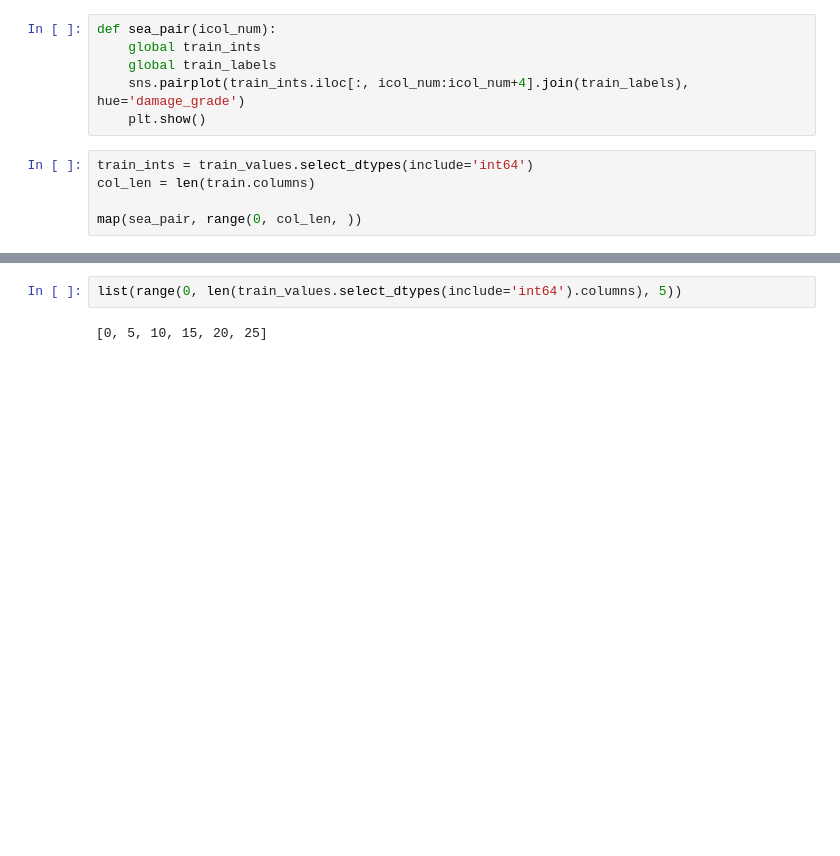
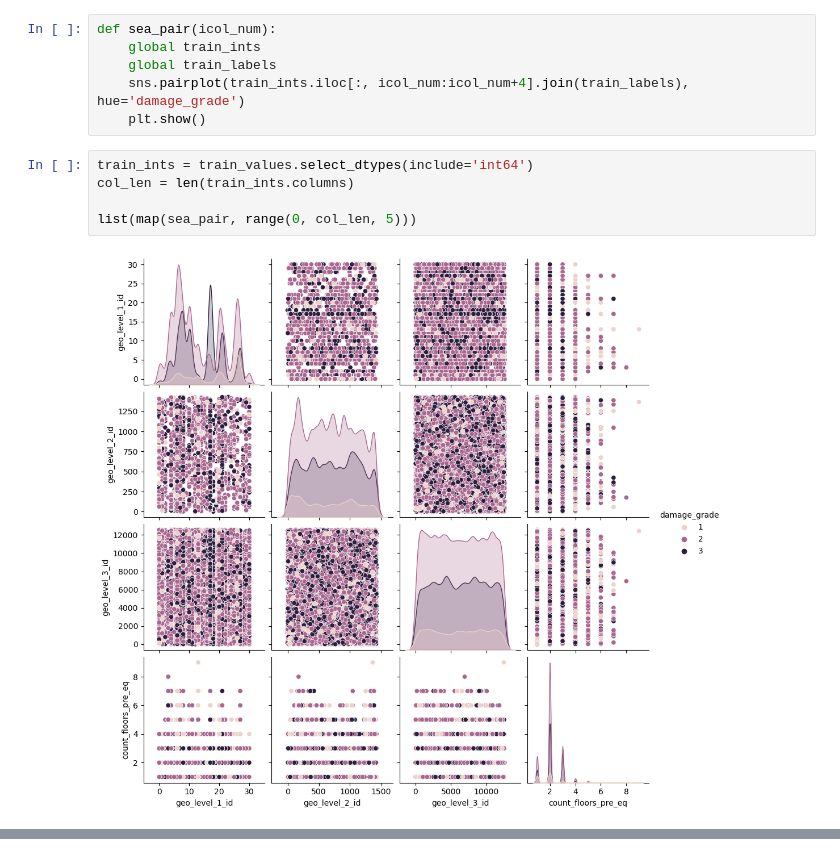
Before and after one commit to RyuNyan-Taro/dd_earthquake, a Jupyter notebook: book/edm_data.ipynb, the cells around one changed output, grey strips where cells are left out. Saved outputs shown, nothing was run; the diff lists cells and outputs as text; blank space fills up the shorter version.

Commit message:
shown int columns pair_plot

```diff
--- a/book/edm_data.ipynb
+++ b/book/edm_data.ipynb
@@ -51,6 +51,8 @@ def sea_pair(icol_num):
     plt.show()
 # %%
 train_ints = train_values.select_dtypes(include='int64')
-col_len = len(train.columns)
+col_len = len(train_ints.columns)
 
-map(sea_pair, range(0, col_len, ))
+list(map(sea_pair, range(0, col_len, 5)))
+# %% [output]
+[figure, added]
@@ -57,4 +62,0 @@ map(sea_pair, range(0, col_len, ))
-# %%
-list(range(0, len(train_values.select_dtypes(include='int64').columns), 5))
-# %% [output]
-[0, 5, 10, 15, 20, 25]
```
Also changed, not shown: parts of 1 cell of this notebook.
